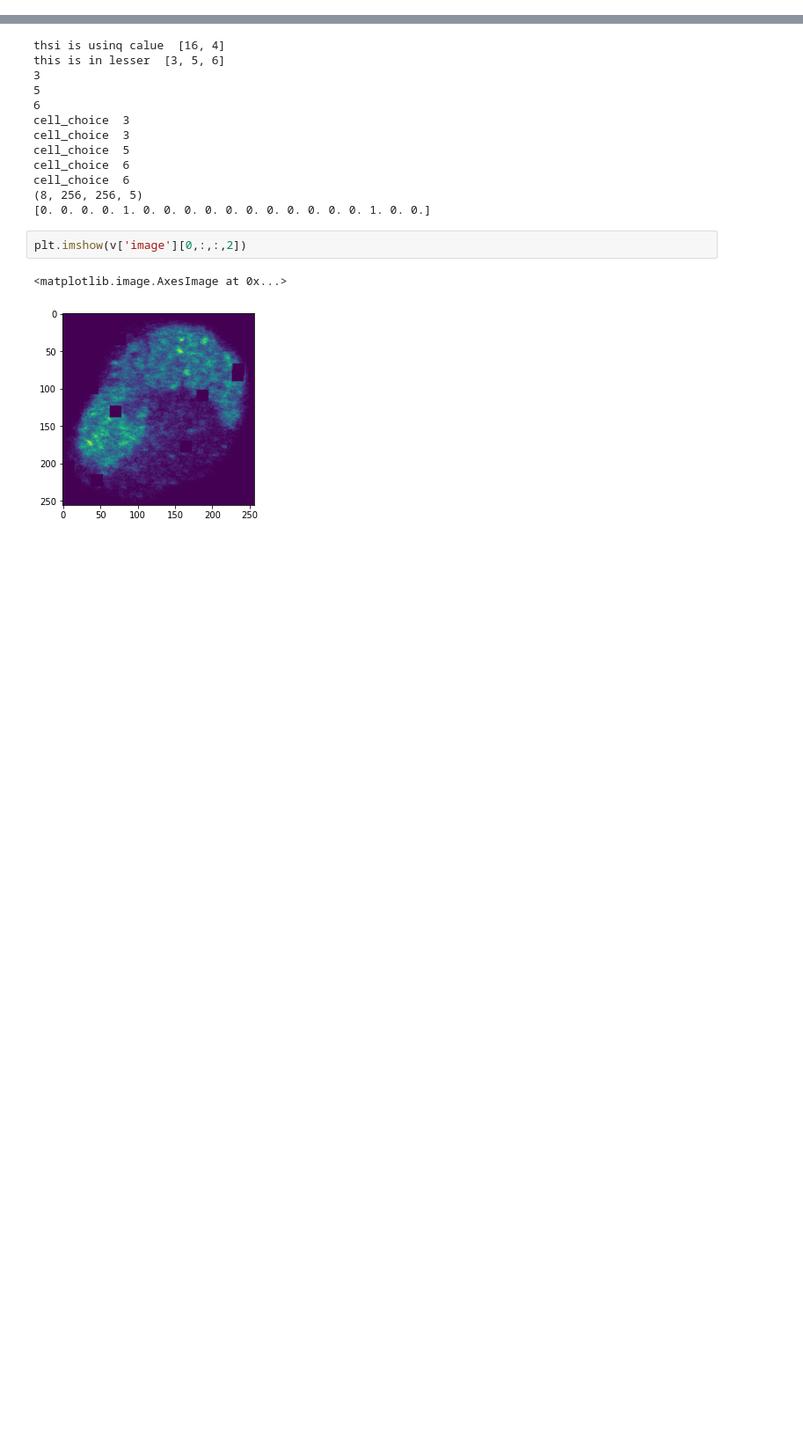
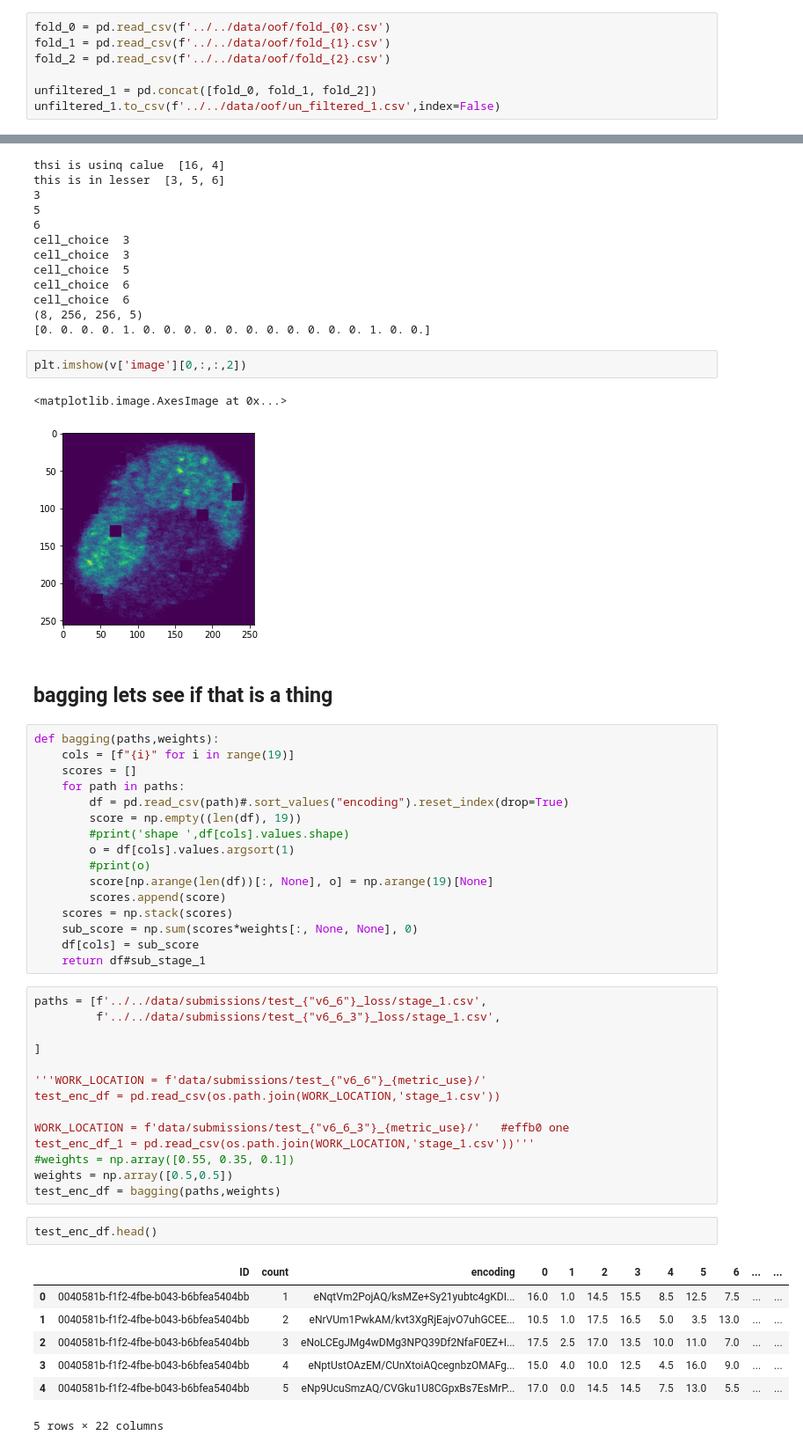
Before and after one commit to yuvaramsingh94/human_protein_atlas, a Jupyter notebook: code/notebook/oof.ipynb, the cells around one changed output, grey strips where cells are left out. Shown at 88% size. Drawn from its saved outputs; the diff is of its cells as text; blank space fills up the shorter version.

```diff
--- a/code/notebook/oof.ipynb
+++ b/code/notebook/oof.ipynb
@@ -94,6 +96,13 @@ fold_0_filtered_1[fold_0_filtered_1['ids'] == 'f3d54dee-bba4-11e8-b2ba-ac1f6b643
 | 12839 | 12839 | f3d54dee-bba4-11e8-b2ba-ac1f6b6435d0 | 20 | 16 | 0.042312 | 0.062185 | 0.020942 | 0.062324 | 0.062557 | 0.062483 | ... |
 | 12841 | 12841 | f3d54dee-bba4-11e8-b2ba-ac1f6b6435d0 | 27 | 16 | 0.042312 | 0.062124 | 0.020922 | 0.062264 | 0.062466 | 0.062483 | ... |
 17 rows × 23 columns
+# %%
+fold_0 = pd.read_csv(f'../../data/oof/fold_{0}.csv')
+fold_1 = pd.read_csv(f'../../data/oof/fold_{1}.csv')
+fold_2 = pd.read_csv(f'../../data/oof/fold_{2}.csv')
+
+unfiltered_1 = pd.concat([fold_0, fold_1, fold_2])
+unfiltered_1.to_csv(f'../../data/oof/un_filtered_1.csv',index=False)
 # %%
 for fold in range(0,3):
     fold_0 = pd.read_csv(f'../../data/oof/fold_{fold}.csv')
@@ -340,3 +349,45 @@ plt.imshow(v['image'][0,:,:,2])
 # %% [output]
 <matplotlib.image.AxesImage at 0x...>
 [figure]
+# %% [markdown]
+## bagging lets see if that is a thing
+# %%
+def bagging(paths,weights):
+    cols = [f"{i}" for i in range(19)]
+    scores = []
+    for path in paths:
+        df = pd.read_csv(path)#.sort_values("encoding").reset_index(drop=True)
+        score = np.empty((len(df), 19))
+        #print('shape ',df[cols].values.shape)
+        o = df[cols].values.argsort(1)
+        #print(o)
+        score[np.arange(len(df))[:, None], o] = np.arange(19)[None]
+        scores.append(score)
+    scores = np.stack(scores)
+    sub_score = np.sum(scores*weights[:, None, None], 0)
+    df[cols] = sub_score
+    return df#sub_stage_1
+# %%
+paths = [f'../../data/submissions/test_{"v6_6"}_loss/stage_1.csv',
+         f'../../data/submissions/test_{"v6_6_3"}_loss/stage_1.csv',
+
+]
+
+'''WORK_LOCATION = f'data/submissions/test_{"v6_6"}_{metric_use}/'
+test_enc_df = pd.read_csv(os.path.join(WORK_LOCATION,'stage_1.csv'))
+
+WORK_LOCATION = f'data/submissions/test_{"v6_6_3"}_{metric_use}/'   #effb0 one
+test_enc_df_1 = pd.read_csv(os.path.join(WORK_LOCATION,'stage_1.csv'))'''
+#weights = np.array([0.55, 0.35, 0.1])
+weights = np.array([0.5,0.5])
+test_enc_df = bagging(paths,weights)
+# %%
+test_enc_df.head()
+# %% [output]
+|  | ID | count | encoding | 0 | 1 | 2 | 3 | 4 | 5 | 6 | ... | ... |
+| 0 | 0040581b-f1f2-4fbe-b043-b6bfea5404bb | 1 | eNqtVm2PojAQ/ksMZe+Sy21yubtc4gKDI... | 16.0 | 1.0 | 14.5 | 15.5 | 8.5 | 12.5 | 7.5 | ... | ... |
+| 1 | 0040581b-f1f2-4fbe-b043-b6bfea5404bb | 2 | eNrVUm1PwkAM/kvt3XgRjEajvO7uhGCEE... | 10.5 | 1.0 | 17.5 | 16.5 | 5.0 | 3.5 | 13.0 | ... | ... |
+| 2 | 0040581b-f1f2-4fbe-b043-b6bfea5404bb | 3 | eNoLCEgJMg4wDMg3NPQ39Df2NfaF0EZ+I... | 17.5 | 2.5 | 17.0 | 13.5 | 10.0 | 11.0 | 7.0 | ... | ... |
+| 3 | 0040581b-f1f2-4fbe-b043-b6bfea5404bb | 4 | eNptUstOAzEM/CUnXtoiAQcegnbzOMAFg... | 15.0 | 4.0 | 10.0 | 12.5 | 4.5 | 16.0 | 9.0 | ... | ... |
+| 4 | 0040581b-f1f2-4fbe-b043-b6bfea5404bb | 5 | eNp9UcuSmzAQ/CVGku1U8CGpxBs7EsMrP... | 17.0 | 0.0 | 14.5 | 14.5 | 7.5 | 13.0 | 5.5 | ... | ... |
+5 rows × 22 columns
```
Also changed, not shown: parts of 10 cells of this notebook, 5 other files.
